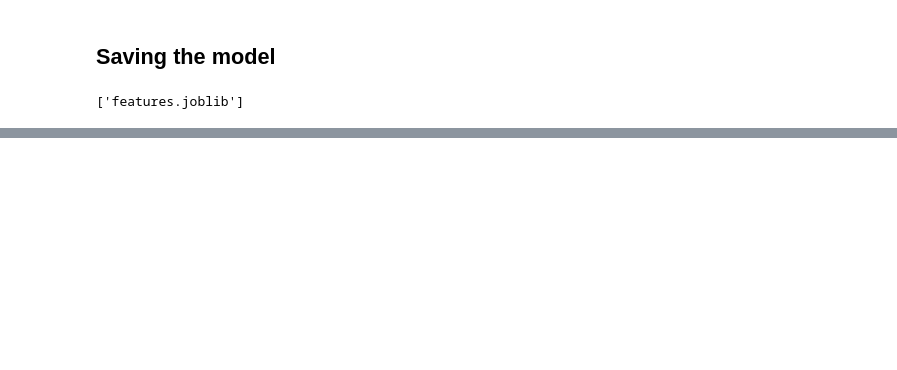
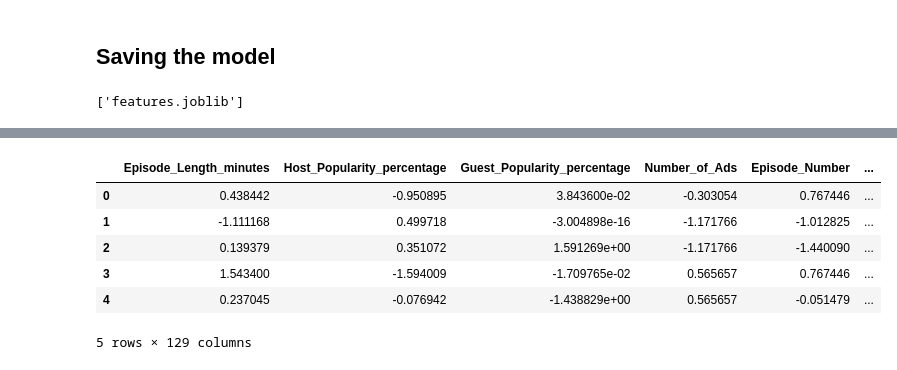
Before and after one commit to sergiorochasilva/playground-series-s5e4, a Jupyter notebook: model.ipynb, the cells around one changed output, grey strips where cells are left out. Saved outputs shown, nothing was run; the diff lists cells and outputs as text; code cells hidden in the pictures; blank space fills up the shorter version.

```diff
--- a/model.ipynb
+++ b/model.ipynb
@@ -277,0 +310,3 @@ dump(features, 'features.joblib')
+# %%
+scaler = load('scaler.joblib')
+imputer = load('imputer.joblib')
@@ -277,0 +323,45 @@ dump(features, 'features.joblib')
+# %%
+# Separar o ID
+test_ids_col = test_df.pop('id')
+
+# Extrair o número do episódio e remover a coluna 'Episode_Title'
+test_df['Episode_Number'] = test_df['Episode_Title'].str.extract(r'(\d+)').astype(int)
+test_df = test_df.drop('Episode_Title', axis=1)
+
+# Aplicar One Hot Encoding nas mesmas colunas
+columns_to_one_hot = ['Genre', 'Publication_Day', 'Publication_Time', 'Episode_Sentiment']
+test_df = pd.get_dummies(test_df, columns=columns_to_one_hot)
+
+# Aplicar o embedding via GloVe na coluna 'Podcast_Name'
+test_df['Podcast_Embedding'] = test_df['Podcast_Name'].apply(lambda x: embed_title(x, glove, dim=100))
+
+# Expandir o embedding em múltiplas colunas
+embedding_cols_test = pd.DataFrame(test_df['Podcast_Embedding'].tolist(),
+                                   columns=[f'Podcast_Embed_{i}' for i in range(100)])
+test_df = pd.concat([test_df, embedding_cols_test], axis=1)
+test_df.drop(columns=['Podcast_Embedding'], inplace=True)
+
+# Remover a coluna 'Podcast_Name'
+test_df.drop(columns=['Podcast_Name'], inplace=True)
+
+# Normalizar os dados
+test_df = pd.DataFrame(scaler.transform(test_df), columns=test_df.columns)
+
+# Adicionar uma coluna "Listening_Time_minutes" com valores fake 0
+test_df['Listening_Time_minutes'] = 0
+
+# Preencher valores NaN com o imputador
+test_df = pd.DataFrame(imputer.transform(test_df), columns=test_df.columns)
+
+# Remover a coluna fake "Listening_Time_minutes"
+test_df.drop(columns=['Listening_Time_minutes'], inplace=True)
+
+test_df.head()
+# %% [output]
+|  | Episode_Length_minutes | Host_Popularity_percentage | Guest_Popularity_percentage | Number_of_Ads | Episode_Number | ... |
+| 0 | 0.438442 | -0.950895 | 3.843600e-02 | -0.303054 | 0.767446 | ... |
+| 1 | -1.111168 | 0.499718 | -3.004898e-16 | -1.171766 | -1.012825 | ... |
+| 2 | 0.139379 | 0.351072 | 1.591269e+00 | -1.171766 | -1.440090 | ... |
+| 3 | 1.543400 | -1.594009 | -1.709765e-02 | 0.565657 | 0.767446 | ... |
+| 4 | 0.237045 | -0.076942 | -1.438829e+00 | 0.565657 | -0.051479 | ... |
+5 rows × 129 columns
```
Also changed, not shown: parts of 13 cells of this notebook, 1 other file.
